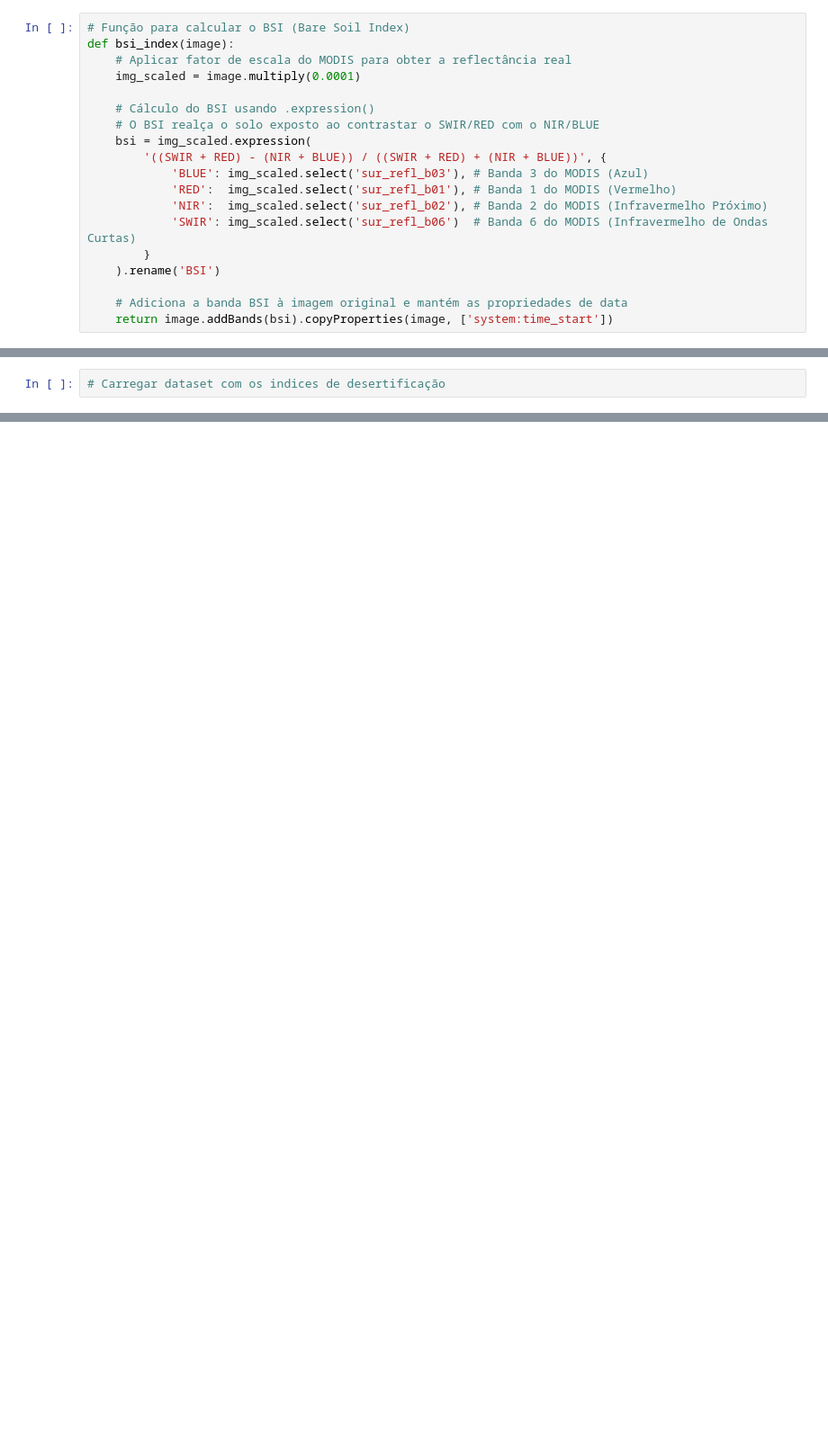
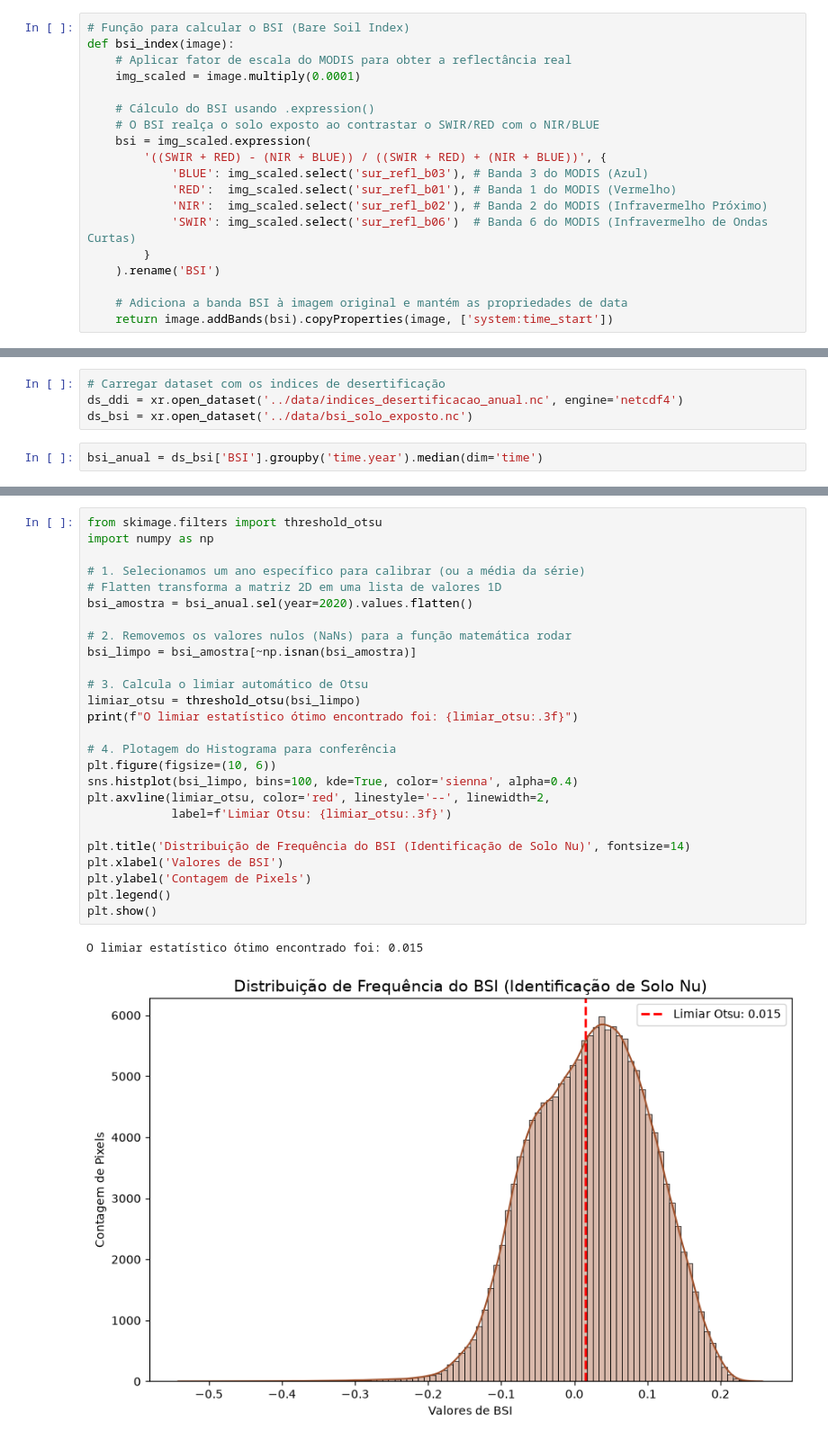
Before and after one commit to gabmartinez96/desertificacao_sf, a Jupyter notebook: scripts/4-SoloExposto.ipynb, the cells around one changed output, grey strips where cells are left out. Shown at 90% size. Cells and saved outputs as stored; diff of their text form; blank space fills up the shorter version.

Commit message:
preparando o ambiente para execução

```diff
--- a/scripts/4-SoloExposto.ipynb
+++ b/scripts/4-SoloExposto.ipynb
@@ -45,2 +104,6 @@ def bsi_index(image):
 # %%
 # Carregar dataset com os indices de desertificação
+ds_ddi = xr.open_dataset('../data/indices_desertificacao_anual.nc', engine='netcdf4')
+ds_bsi = xr.open_dataset('../data/bsi_solo_exposto.nc')
+# %%
+bsi_anual = ds_bsi['BSI'].groupby('time.year').median(dim='time')
@@ -46,0 +112,29 @@ def bsi_index(image):
+# %%
+from skimage.filters import threshold_otsu
+import numpy as np
+
+# 1. Selecionamos um ano específico para calibrar (ou a média da série)
+# Flatten transforma a matriz 2D em uma lista de valores 1D
+bsi_amostra = bsi_anual.sel(year=2020).values.flatten()
+
+# 2. Removemos os valores nulos (NaNs) para a função matemática rodar
+bsi_limpo = bsi_amostra[~np.isnan(bsi_amostra)]
+
+# 3. Calcula o limiar automático de Otsu
+limiar_otsu = threshold_otsu(bsi_limpo)
+print(f"O limiar estatístico ótimo encontrado foi: {limiar_otsu:.3f}")
+
+# 4. Plotagem do Histograma para conferência
+plt.figure(figsize=(10, 6))
+sns.histplot(bsi_limpo, bins=100, kde=True, color='sienna', alpha=0.4)
+plt.axvline(limiar_otsu, color='red', linestyle='--', linewidth=2,
+            label=f'Limiar Otsu: {limiar_otsu:.3f}')
+
+plt.title('Distribuição de Frequência do BSI (Identificação de Solo Nu)', fontsize=14)
+plt.xlabel('Valores de BSI')
+plt.ylabel('Contagem de Pixels')
+plt.legend()
+plt.show()
+# %% [output]
+O limiar estatístico ótimo encontrado foi: 0.015
+[figure, added]
```
Also changed, not shown: parts of 30 cells of this notebook, 3 other files.
